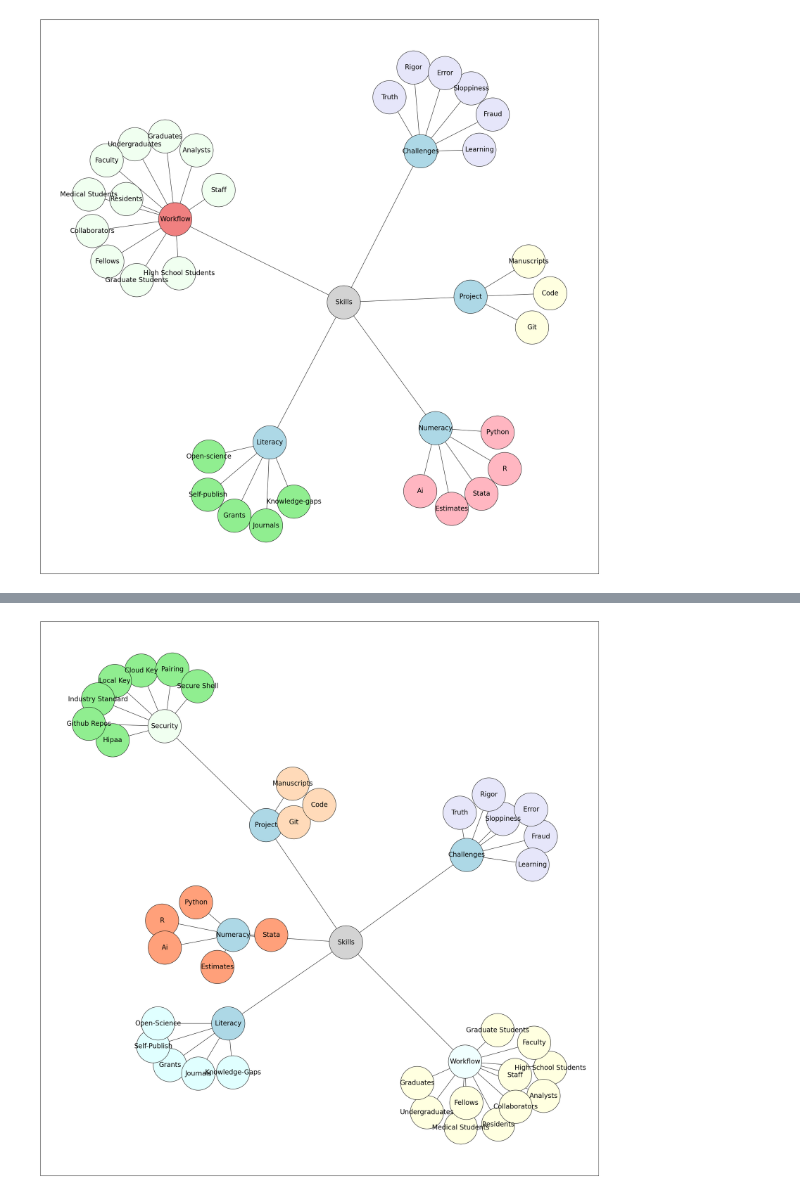
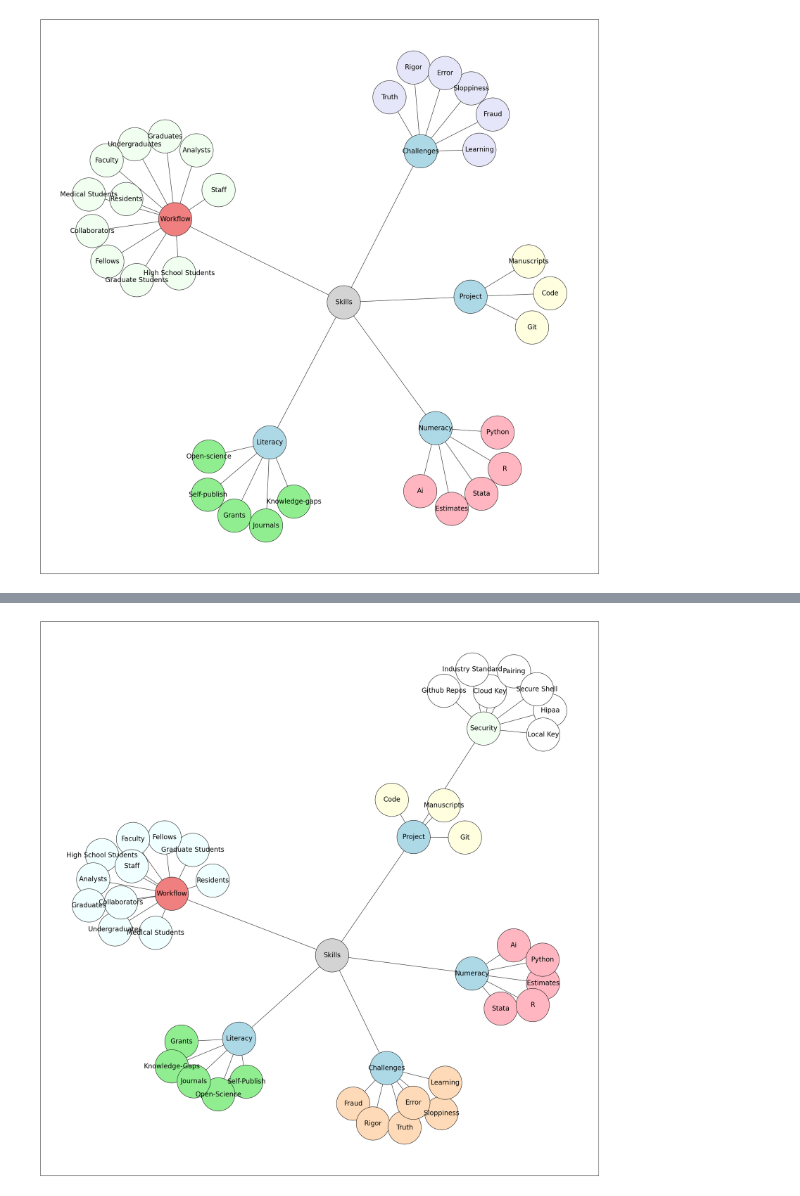
Before and after one commit to jhutrc/beta, a Jupyter notebook: _build/jupyter_execute/act_3/act_3_0/act_3_0_0/act_3_0_0_1.ipynb, the cells around one changed output, grey strips where cells are left out. Saved outputs shown, nothing was run; the diff lists cells and outputs as text; code cells hidden in the pictures.

```diff
--- a/_build/jupyter_execute/act_3/act_3_0/act_3_0_0/act_3_0_0_1.ipynb
+++ b/_build/jupyter_execute/act_3/act_3_0/act_3_0_0/act_3_0_0_1.ipynb
@@ -103,7 +106,7 @@ import networkx as nx
 import matplotlib.pyplot as plt
 
 # Set seed for layout
-seed = 1234567890
+seed = 35
 
 # Updated directory structure
 structure = {
@@ -116,38 +119,38 @@ structure = {
     "Workflow": ["High School Students", "Undergraduates", "Graduate Students", "Medical Students", "Residents", "Fellows", "Faculty", "Analysts", "Staff", "Collaborators", "Graduates"],
 }
 
-child_colors = ["lightgreen", "lightpink", "lightyellow", 'white', 'honeydew', 'lightcoral', 'azure', 'lightblue', 'lavender', 'lightcyan', 'lightsalmon', 'peachpuff']
+child_colors = ["lightgreen", "lightpink", "lightyellow", 'white', 'honeydew', 'azure', 'lightcoral', 'lightblue', 'lavender', 'lightcyan', 'lightsalmon', 'peachpuff']
 
 G = nx.Graph()
 node_colors = {}
 
 # Assign colors to nodes
 for i, (parent, children) in enumerate(structure.items()):
     parent_name = parent.replace("_", " ").title()
     G.add_node(parent_name)
     if parent_name == "Skills":
         node_colors[parent_name] = 'lightgray'
     else:
         node_colors[parent_name] = child_colors[i % len(child_colors)]
 
     for child in children:
         child_name = child.replace("_", " ").title()
         G.add_edge(parent_name, child_name)
         if child_name in ["Literacy", "Numeracy", "Project", "Challenges", "Git Security"]:
             node_colors[child_name] = 'lightblue'
         else:
-            node_colors[child_name] = child_colors[(i + 8) % len(child_colors)]
+            node_colors[child_name] = child_colors[(i + 11) % len(child_colors)]
 
 colors = [node_colors[node] for node in G.nodes()]
 
 # Set figure size
 plt.figure(figsize=(30, 30))
 
 # Draw the graph
 pos = nx.spring_layout(G, scale=30, seed=seed)
 nx.draw_networkx_nodes(G, pos, node_size=10000, node_color=colors, edgecolors='black')  # Boundary color set here
 nx.draw_networkx_edges(G, pos)
 nx.draw_networkx_labels(G, pos, font_size=20)
 plt.show()
 # %% [output]
-[figure, old version]
+[figure, new version]
```
Also changed, not shown: parts of 3 cells of this notebook, 6 other files.
